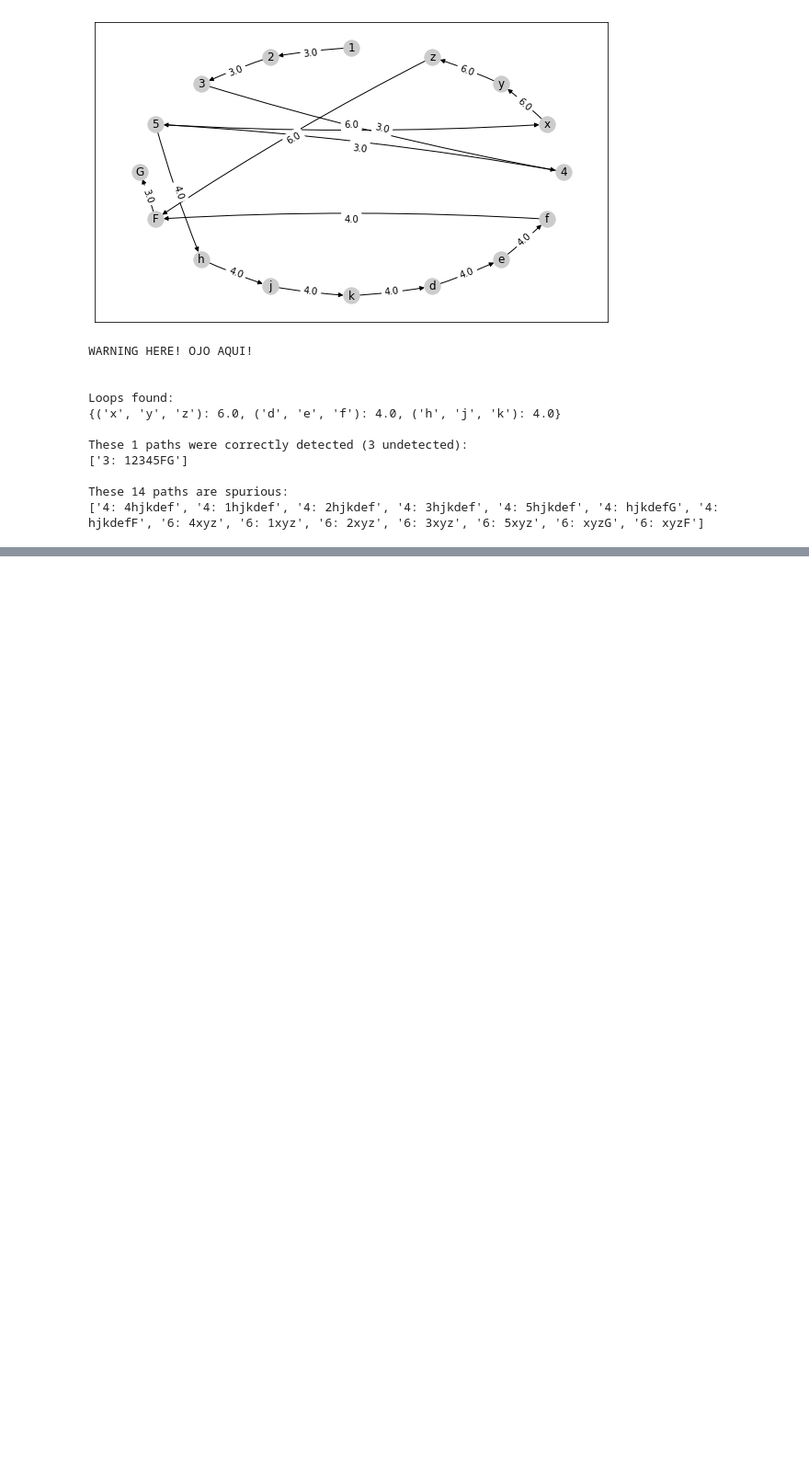
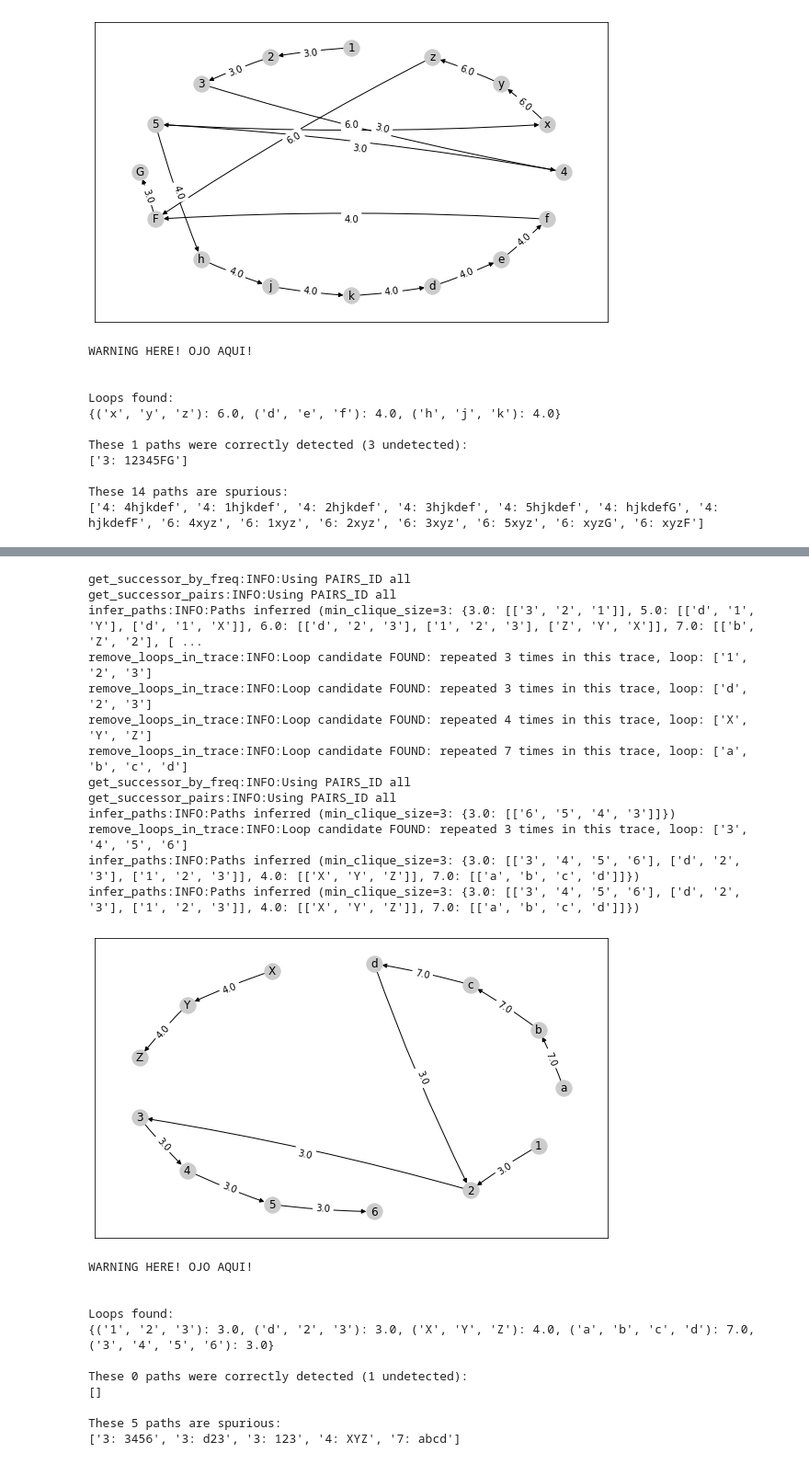
Before and after one commit to jpgil/logdelay, a Jupyter notebook: notebooks/2-structures/2020-01-29-Tests-forMultipleCliques.ipynb, the cells around one changed output, grey strips where cells are left out. Shown at 92% size. Saved outputs shown, nothing was run; the diff lists cells and outputs as text; code cells hidden in the pictures; blank space fills up the shorter version.

```diff
--- a/notebooks/2-structures/2020-01-29-Tests-forMultipleCliques.ipynb
+++ b/notebooks/2-structures/2020-01-29-Tests-forMultipleCliques.ipynb
@@ -681,0 +755,32 @@ These 14 paths are spurious:
+# %%
+T = [
+    list("aXYbZcd1X2YZ3ab1XYcd2Zab3cdXYaZbc123dabcdabcdabcd"),
+    list("12345612345612345612"),
+]
+g, b = evaluate_against(T, ["123456"] )
+# %% [output]
+get_successor_by_freq:INFO:Using PAIRS_ID all
+get_successor_pairs:INFO:Using PAIRS_ID all
+infer_paths:INFO:Paths inferred (min_clique_size=3: {3.0: [['3', '2', '1']], 5.0: [['d', '1', 'Y'], ['d', '1', 'X']], 6.0: [['d', '2', '3'], ['1', '2', '3'], ['Z', 'Y', 'X']], 7.0: [['b', 'Z', '2'], [ ...
+remove_loops_in_trace:INFO:Loop candidate FOUND: repeated 3 times in this trace, loop: ['1', '2', '3']
+remove_loops_in_trace:INFO:Loop candidate FOUND: repeated 3 times in this trace, loop: ['d', '2', '3']
+remove_loops_in_trace:INFO:Loop candidate FOUND: repeated 4 times in this trace, loop: ['X', 'Y', 'Z']
+remove_loops_in_trace:INFO:Loop candidate FOUND: repeated 7 times in this trace, loop: ['a', 'b', 'c', 'd']
+get_successor_by_freq:INFO:Using PAIRS_ID all
+get_successor_pairs:INFO:Using PAIRS_ID all
+infer_paths:INFO:Paths inferred (min_clique_size=3: {3.0: [['6', '5', '4', '3']]})
+remove_loops_in_trace:INFO:Loop candidate FOUND: repeated 3 times in this trace, loop: ['3', '4', '5', '6']
+infer_paths:INFO:Paths inferred (min_clique_size=3: {3.0: [['3', '4', '5', '6'], ['d', '2', '3'], ['1', '2', '3']], 4.0: [['X', 'Y', 'Z']], 7.0: [['a', 'b', 'c', 'd']]})
+infer_paths:INFO:Paths inferred (min_clique_size=3: {3.0: [['3', '4', '5', '6'], ['d', '2', '3'], ['1', '2', '3']], 4.0: [['X', 'Y', 'Z']], 7.0: [['a', 'b', 'c', 'd']]})
+[figure, added]
+WARNING HERE! OJO AQUI!
+
+
+Loops found:
+{('1', '2', '3'): 3.0, ('d', '2', '3'): 3.0, ('X', 'Y', 'Z'): 4.0, ('a', 'b', 'c', 'd'): 7.0, ('3', '4', '5', '6'): 3.0}
+
+These 0 paths were correctly detected (1 undetected):
+[]
+
+These 5 paths are spurious:
+['3: 3456', '3: d23', '3: 123', '4: XYZ', '7: abcd']
```
Also changed, not shown: parts of 4 cells of this notebook, 6 other files.
